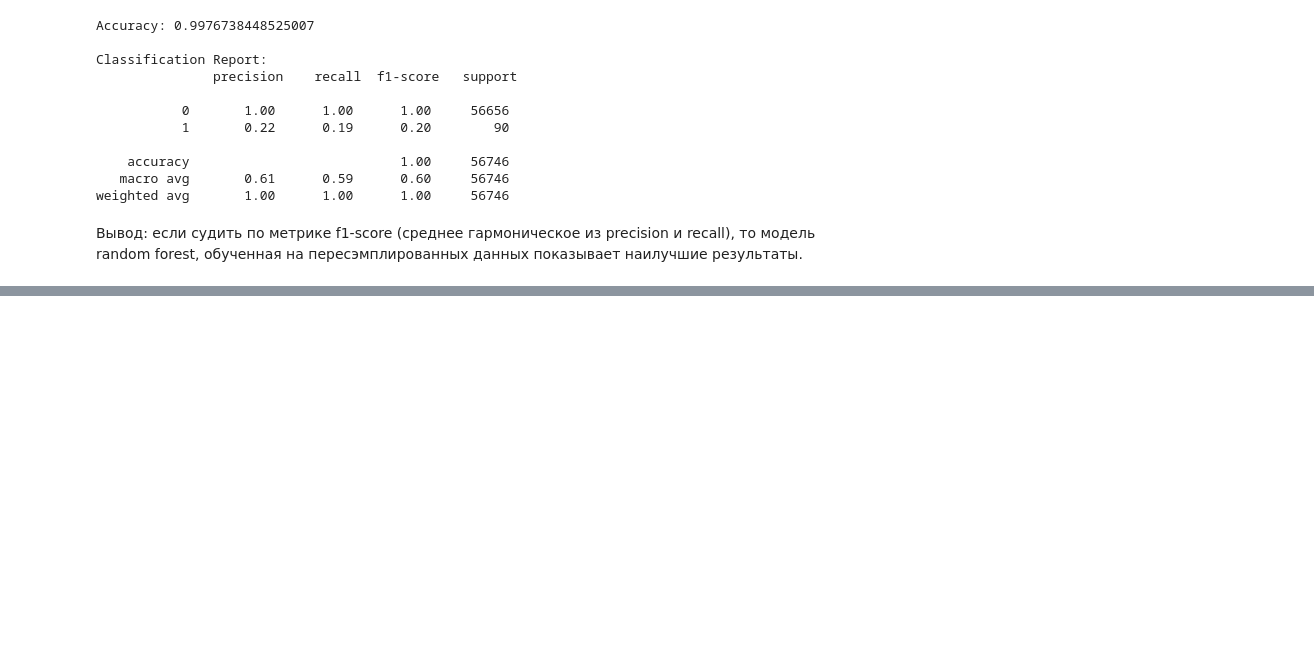
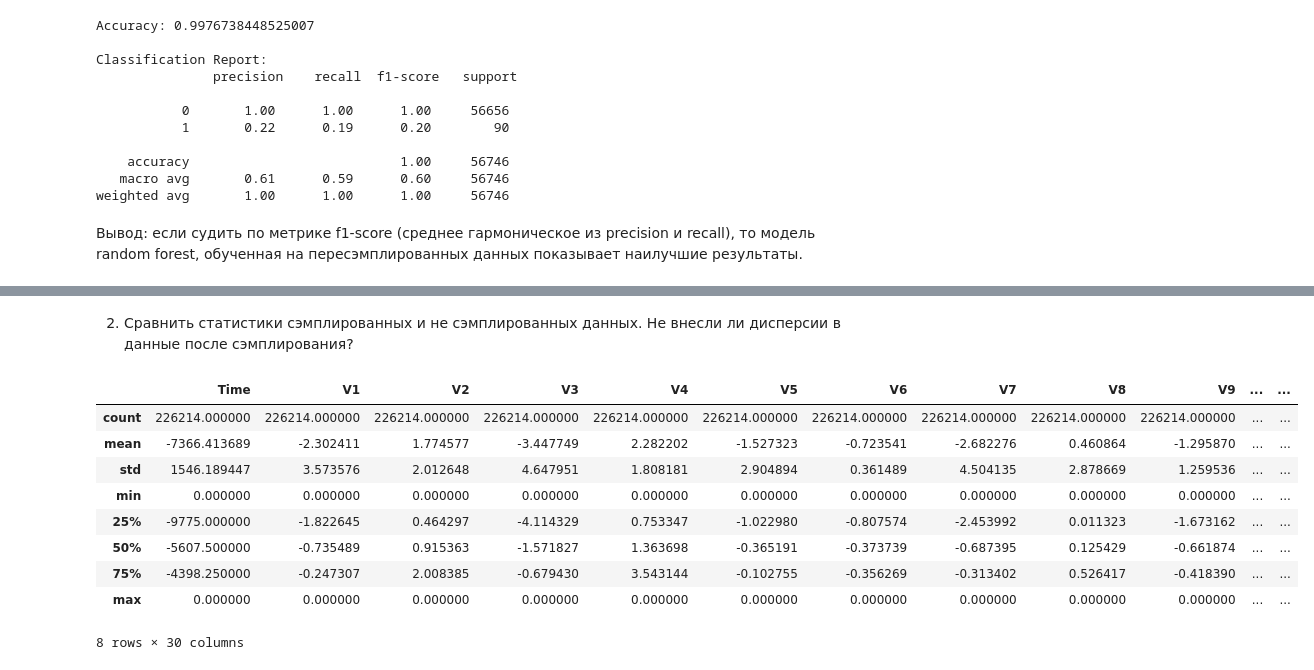
Before and after one commit to Starovojtov-Theormech/Task2_credit_card, a Jupyter notebook: Task2_credit_card.ipynb, the cells around one changed output, grey strips where cells are left out. Drawn from its saved outputs; the diff is of its cells as text; code cells hidden in the pictures; blank space fills up the shorter version.

```diff
--- a/Task2_credit_card.ipynb
+++ b/Task2_credit_card.ipynb
@@ -239,0 +271,15 @@ weighted avg       1.00      1.00      1.00     56746
+# %% [markdown]
+2. Сравнить статистики сэмплированных и не сэмплированных данных. Не внесли ли дисперсии в данные после сэмплирования?
+# %%
+X_resampled.describe()-X_train.describe()
+# %% [output]
+|  | Time | V1 | V2 | V3 | V4 | V5 | V6 | V7 | V8 | V9 | ... | ... |
+| count | 226214.000000 | 226214.000000 | 226214.000000 | 226214.000000 | 226214.000000 | 226214.000000 | 226214.000000 | 226214.000000 | 226214.000000 | 226214.000000 | ... | ... |
+| mean | -7366.413689 | -2.302411 | 1.774577 | -3.447749 | 2.282202 | -1.527323 | -0.723541 | -2.682276 | 0.460864 | -1.295870 | ... | ... |
+| std | 1546.189447 | 3.573576 | 2.012648 | 4.647951 | 1.808181 | 2.904894 | 0.361489 | 4.504135 | 2.878669 | 1.259536 | ... | ... |
+| min | 0.000000 | 0.000000 | 0.000000 | 0.000000 | 0.000000 | 0.000000 | 0.000000 | 0.000000 | 0.000000 | 0.000000 | ... | ... |
+| 25% | -9775.000000 | -1.822645 | 0.464297 | -4.114329 | 0.753347 | -1.022980 | -0.807574 | -2.453992 | 0.011323 | -1.673162 | ... | ... |
+| 50% | -5607.500000 | -0.735489 | 0.915363 | -1.571827 | 1.363698 | -0.365191 | -0.373739 | -0.687395 | 0.125429 | -0.661874 | ... | ... |
+| 75% | -4398.250000 | -0.247307 | 2.008385 | -0.679430 | 3.543144 | -0.102755 | -0.356269 | -0.313402 | 0.526417 | -0.418390 | ... | ... |
+| max | 0.000000 | 0.000000 | 0.000000 | 0.000000 | 0.000000 | 0.000000 | 0.000000 | 0.000000 | 0.000000 | 0.000000 | ... | ... |
+8 rows × 30 columns
```
Also changed, not shown: parts of 14 cells of this notebook.
